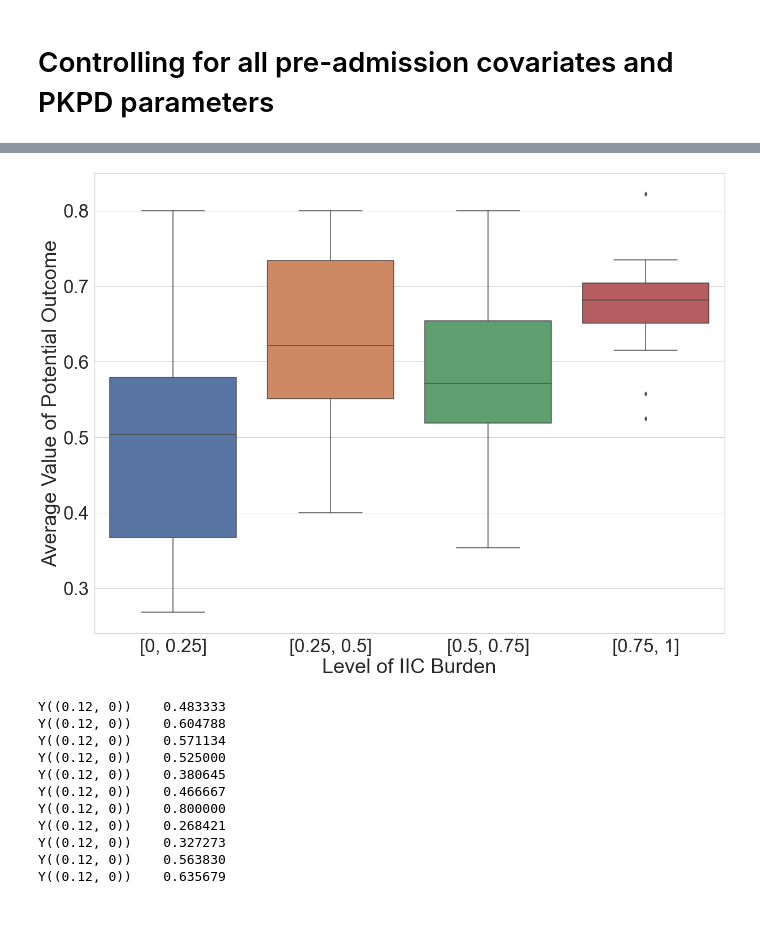
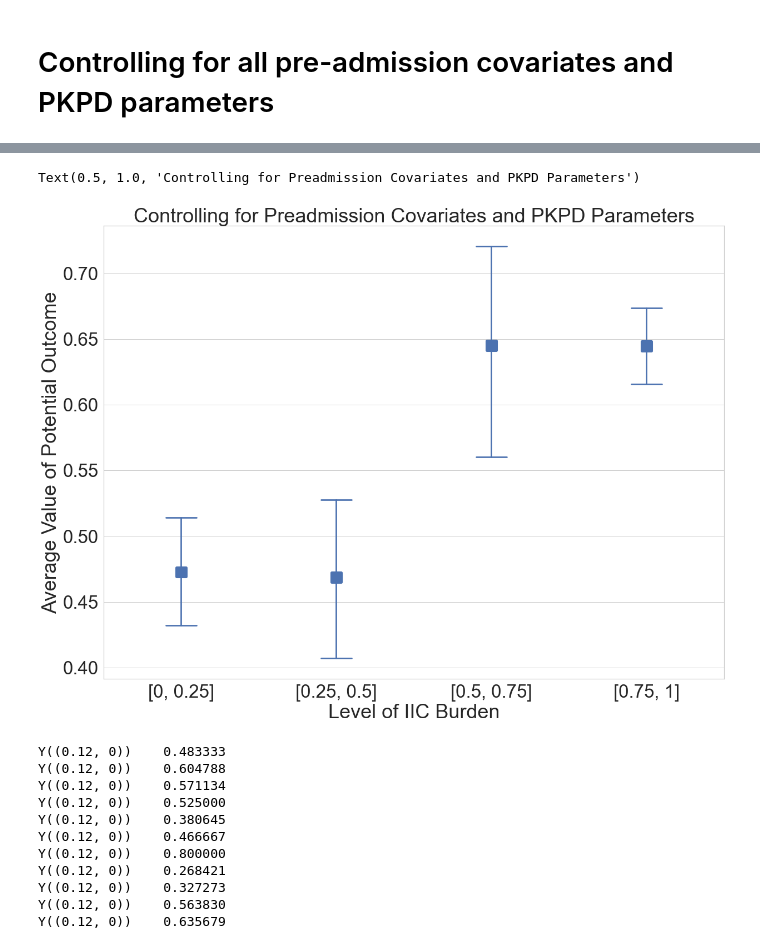
Before and after one commit to Hockey86/iic_causal_inference, a Jupyter notebook: aim2/short_term_drug_effect.ipynb, the cells around one changed output, grey strips where cells are left out. Drawn from its saved outputs; the diff is of its cells as text; code cells hidden in the pictures; blank space fills up the shorter version.

```diff
--- a/aim2/short_term_drug_effect.ipynb
+++ b/aim2/short_term_drug_effect.ipynb
@@ -359,3 +271,20 @@ m = pm.malts_mf(outcome='Y',
+# %%
+n_repeats = 50
+n_splits = 3
+df_malts_data = df_coarsen_1[iic_burden['Cname']+['b[lacosamide]', 'b[levetiracetam]',
+                            'b[midazolam]', 'b[pentobarbital]', 'b[phenobarbital]',
+                            'b[propofol]','b[valproate]','Y','T']]
+discrete = list(set(iic_burden['Cname']).difference(continuous))
+m = pm.malts_mf(outcome='Y',
+                treatment='T',
+                data=df_malts_data,
+                n_repeats=n_repeats,
+                n_splits=n_splits,
+                output_format='full',
+                k_tr=3,
+                k_est=5,
+                discrete = discrete,
+                C=0.01)
 # %%
 fig,ax = plt.subplots(figsize=(30,15))
 columns_order = list(pd.concat(m.M_opt_list).mean(axis=0).sort_values(ascending=False).index)
@@ -384,34 +308,36 @@ dtype: float64
 # %%
 out = m.CATE_df.drop(columns = ['Y','T'])#.T.groupby(level=0).mean().T
 out.to_csv('new_max_c_pkpd.csv')
 columns = ['Y(('+str(np.round(threshold-gain/2,2))+', 0))' for threshold in np.linspace(thresholds[1],1,num=n_thresholds-1)]
 apo_0_c_pkpd = out[columns]
 columns = ['Y(('+str(np.round(threshold-gain/2,2))+', 1))' for threshold in np.linspace(thresholds[1],1,num=n_thresholds-1)]
 apo_1_c_pkpd = out[columns]
 columns = ['diameter(('+str(np.round(threshold-gain/2,2))+', 0))' for threshold in np.linspace(thresholds[1],1,num=n_thresholds-1)]
 diam_0_c_pkpd = out[columns]
 columns = ['diameter(('+str(np.round(threshold-gain/2,2))+', 1))' for threshold in np.linspace(thresholds[1],1,num=n_thresholds-1)]
 diam_1_c_pkpd = out[columns]
 
-apo_tight_0_c_pkpd = pd.DataFrame(apo_0_c_pkpd.values*(diam_0_c_pkpd<0.25).astype(int).replace(0, np.nan).values,
+apo_tight_0_c_pkpd = pd.DataFrame(apo_0_c_pkpd.values*(diam_0_c_pkpd<620).astype(int).replace(0, np.nan).values,
                          index=apo_0_c_pkpd.index,columns=apo_0_c_pkpd.columns)
 apo_tight_0_c_pkpd.mean(axis=0)
 
-apo_tight_1_c_pkpd = pd.DataFrame(apo_1_c_pkpd.values*(diam_1_c_pkpd<0.2).astype(int).replace(0, np.nan).values,
+apo_tight_1_c_pkpd = pd.DataFrame(apo_1_c_pkpd.values*(diam_1_c_pkpd<620).astype(int).replace(0, np.nan).values,
                          index=apo_1_c_pkpd.index,columns=apo_0_c_pkpd.columns)
 apo_tight_1_c_pkpd.mean(axis=0)
 
 fig,ax = plt.subplots(figsize=(20,15))
-sns.boxplot(data=apo_tight_0_c_pkpd.mean(axis=0).reset_index().rename(columns={0:'Average Potential Outcome'}),
-            x='index',y='Average Potential Outcome',ax=ax)
+sns.pointplot(data=apo_tight_0_c_pkpd.mean(axis=0).reset_index().rename(columns={0:'Average Potential Outcome'}),
+            x='index',y='Average Potential Outcome',ax=ax,join=False,capsize=.2,markers=['s'], scale = 2.5)
 # sns.lineplot(data=apo_tight_1_c_pkpd.mean(axis=0).reset_index().rename(columns={0:'Average Potential Outcome'}),
 #             x='index',y='Average Potential Outcome',ax=ax,ci='sd')
 plt.xlabel('Level of IIC Burden')
 plt.ylabel('Average Value of Potential Outcome')
 plt.xticks(np.arange(len(thresholds)-1),[str([thresholds[i-1],thresholds[i]]) for i in range(1,len(thresholds)) ] )
+plt.title('Controlling for Preadmission Covariates and PKPD Parameters')
 fig.savefig('new_max_c_pkpd.png')
 # %% [output]
+Text(0.5, 1.0, 'Controlling for Preadmission Covariates and PKPD Parameters')
-[figure, old version]
+[figure, new version]
 # %%
 apo_tight_0_c_pkpd.mean(axis=0).dropna()
 # %% [output]
```
Also changed, not shown: parts of 13 cells of this notebook, 7 other files.
